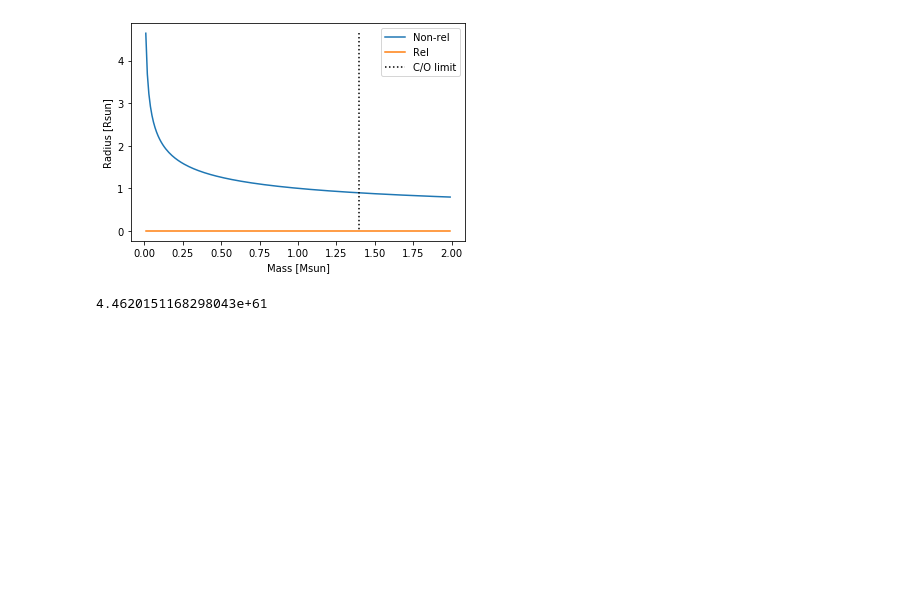
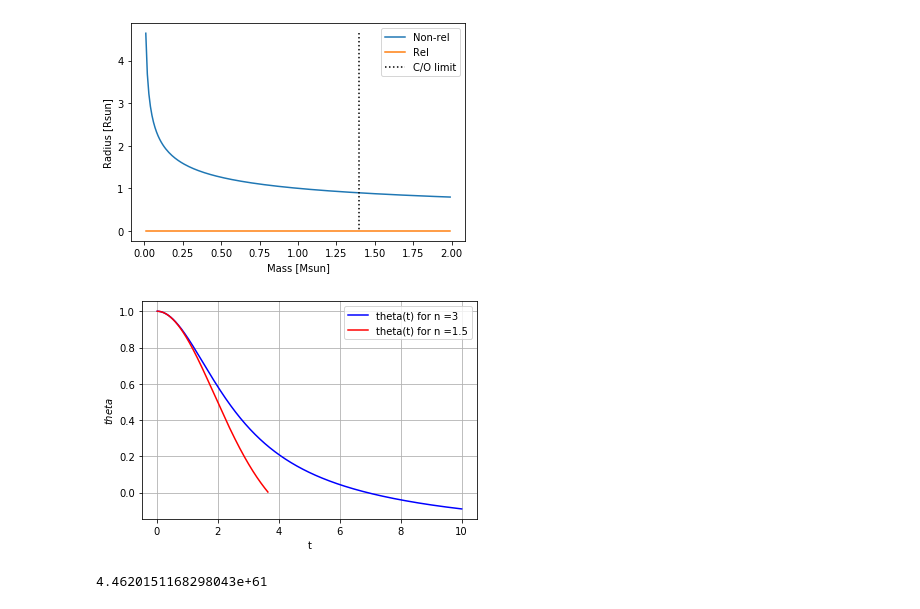
Before and after one commit to ibikadaeze/ast1501, a Jupyter notebook: ques2.ipynb, the cells around one changed output. Cells and saved outputs as stored; diff of their text form; code cells hidden in the pictures; blank space fills up the shorter version.

```diff
--- a/ques2.ipynb
+++ b/ques2.ipynb
@@ -19,6 +19,41 @@ plt.legend()
 plt.savefig('ques2.pdf')
 # %% [output]
 [figure]
+# %%
+import matplotlib.pyplot as plt
+import numpy as np
+
+from scipy.integrate import odeint
+def LaneEmden1(y, t, n1):
+     theta1, omega = y
+     dydt = [omega, -2/t*omega - (theta1)**n1]
+     return dydt
+t = np.linspace(0.01, 10, 1000)
+y0 = [1,0.01]
+
+n1=3
+sol1 = odeint(LaneEmden1, y0, t, args=(n1,))
+theta1 = sol1[:, 0]
+
+def LaneEmden2(y, t, n1):
+     theta2, omega = y
+     dydt = [omega, -2/t*omega - (theta2)**n2]
+     return dydt
+t = np.linspace(0.01, 10, 1000)
+y0 = [1,0.01]
+
+n2=1.5
+sol2 = odeint(LaneEmden2, y0, t, args=(n2,))
+theta2 = sol2[:, 0]
+
+plt.plot(t, theta1, 'b',label='theta(t) for n =3')
+plt.plot(t,theta2,'r', label='theta(t) for n =1.5')
+plt.legend(loc='best')
+plt.xlabel('t')
+plt.ylabel('$theta$')
+plt.grid()
+# %% [output]
+[figure, added]
 # %%
 (1.0036e13/(0.42422*6.67e-8))**3
 # %% [output]
```
Also changed, not shown: 1 other file.
